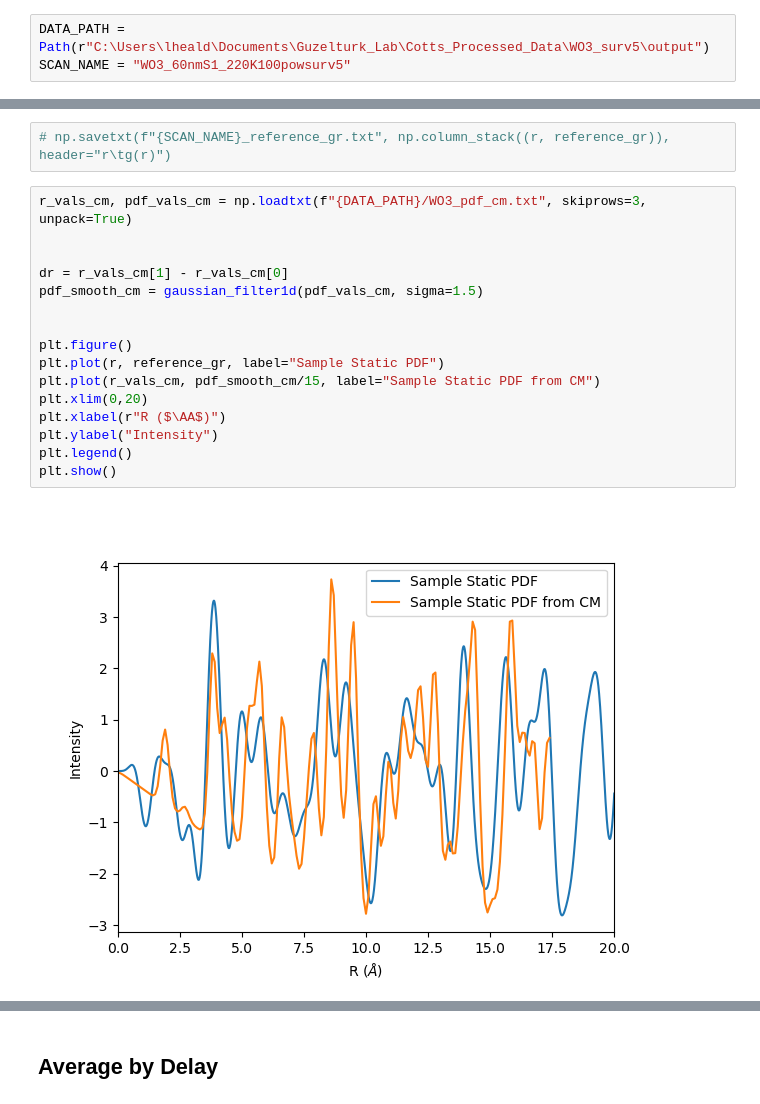
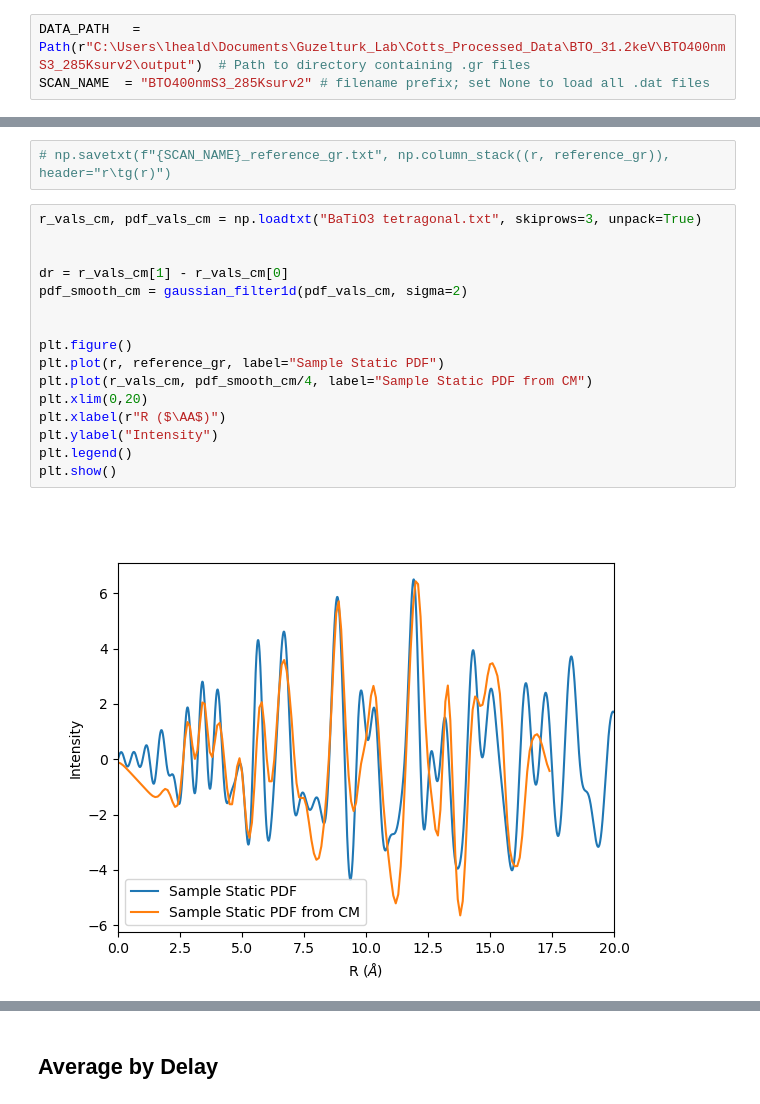
Before and after one commit to lheald2/trxrd, a Jupyter notebook: Process_Grs.ipynb, the cells around one changed output, grey strips where cells are left out. Saved outputs shown, nothing was run; the diff lists cells and outputs as text.

```diff
--- a/Process_Grs.ipynb
+++ b/Process_Grs.ipynb
@@ -15,8 +15,8 @@ import trxrd
 # %% [markdown]
 ## Define Path and Scan Name
 # %%
-DATA_PATH = Path(r"C:\Users\lheald\Documents\Guzelturk_Lab\Cotts_Processed_Data\WO3_surv5\output")
-SCAN_NAME = "WO3_60nmS1_220K100powsurv5"
+DATA_PATH   = Path(r"C:\Users\lheald\Documents\Guzelturk_Lab\Cotts_Processed_Data\BTO_31.2keV\BTO400nmS3_285Ksurv2\output")  # Path to directory containing .gr files
+SCAN_NAME  = "BTO400nmS3_285Ksurv2" # filename prefix; set None to load all .dat files
 # %% [markdown]
 ## Load the Data
 # %%
@@ -76,20 +76,20 @@ reference_gr = ref_result["reference_gr"]
 # %%
 # np.savetxt(f"{SCAN_NAME}_reference_gr.txt", np.column_stack((r, reference_gr)), header="r\tg(r)")
 # %%
-r_vals_cm, pdf_vals_cm = np.loadtxt(f"{DATA_PATH}/WO3_pdf_cm.txt", skiprows=3, unpack=True)
+r_vals_cm, pdf_vals_cm = np.loadtxt("BaTiO3 tetragonal.txt", skiprows=3, unpack=True)
 
 
 dr = r_vals_cm[1] - r_vals_cm[0]
-pdf_smooth_cm = gaussian_filter1d(pdf_vals_cm, sigma=1.5)
+pdf_smooth_cm = gaussian_filter1d(pdf_vals_cm, sigma=2)
 
 
 plt.figure()
 plt.plot(r, reference_gr, label="Sample Static PDF")
-plt.plot(r_vals_cm, pdf_smooth_cm/15, label="Sample Static PDF from CM")
+plt.plot(r_vals_cm, pdf_smooth_cm/4, label="Sample Static PDF from CM")
 plt.xlim(0,20)
 plt.xlabel(r"R ($\AA$)")
 plt.ylabel("Intensity")
 plt.legend()
 plt.show()
 # %% [output]
-[figure, old version]
+[figure, new version]
```
Also changed, not shown: parts of 15 cells of this notebook, 13 other files.
